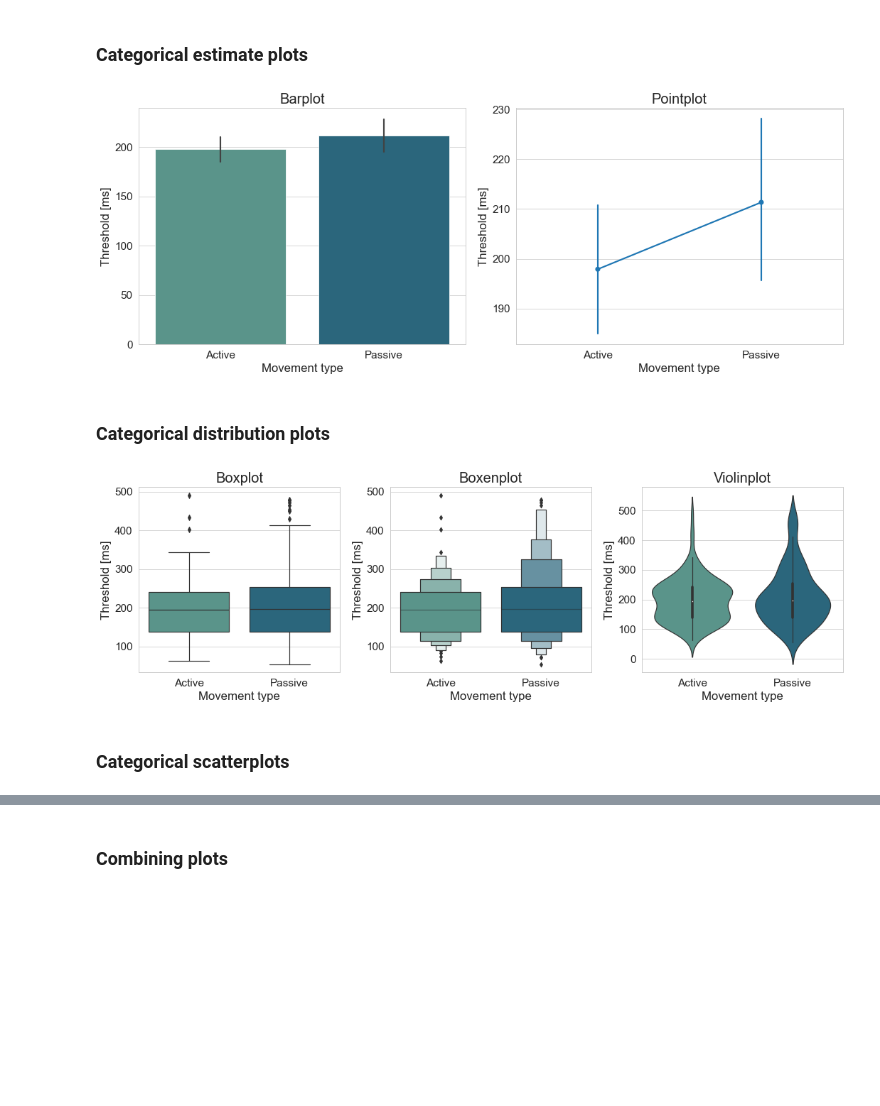
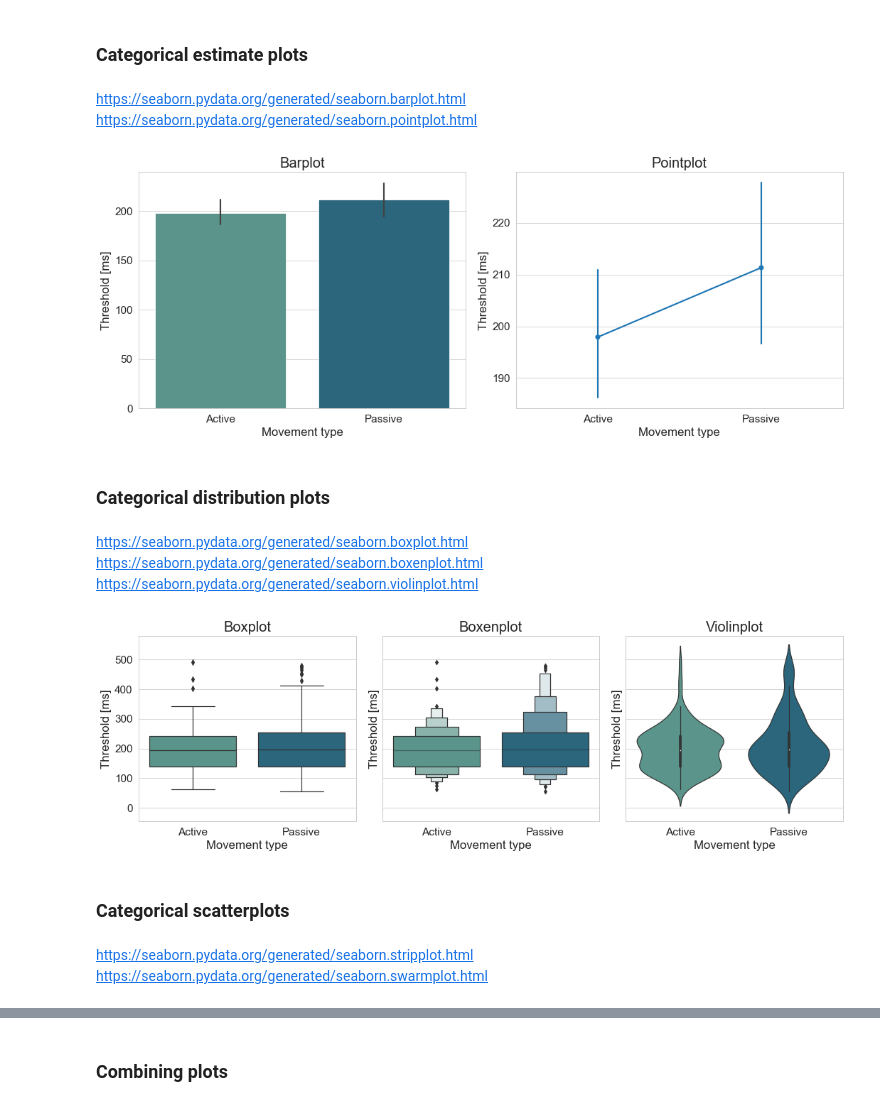
Before and after one commit to ChristinaSchmitter/seaborn_demo, a Jupyter notebook: seaborn_demo.ipynb, the cells around one changed output, grey strips where cells are left out. Cells and saved outputs as stored; diff of their text form; code cells hidden in the pictures; blank space fills up the shorter version.

```diff
--- a/seaborn_demo.ipynb
+++ b/seaborn_demo.ipynb
@@ -19,6 +19,6 @@ import matplotlib.pyplot as plt
 import functions_seaborn_demo as func
 # %%
-group_stats = pd.read_excel('group_stats.xlsx')
+group_stats = pd.read_excel('data/group_stats.xlsx')
 group_stats.head()
 # %% [output]
 |  | participant | movement_type | adaptation_modality | test_modality | adaptation_delay | thresholds | slopes | ... |
@@ -152,5 +153,8 @@ plt.show()
 # %% [markdown]
 ### Categorical estimate plots
+# %% [markdown]
+https://seaborn.pydata.org/generated/seaborn.barplot.html \
+https://seaborn.pydata.org/generated/seaborn.pointplot.html
 # %%
 # Definition of figure properties
 #    - fig: overall figure
@@ -162,7 +166,7 @@ fig, axes = plt.subplots(1,                 # number of rows
                          sharey = False)
 
 # First plot
-sns.barplot(ax = axes[0],        # define position of the plot within the figure
+sns.barplot(ax = axes[0],  # define position of the plot within the figure
             data = group_stats,
             x = 'movement_type',
             y = 'thresholds',
@@ -171,7 +175,7 @@ axes[0].set_title('Barplot', fontsize = 20)
 
 
 # Second plot
-sns.pointplot(ax = axes[1],      # define position of the plot within the figure
+sns.pointplot(ax = axes[1], # define position of the plot within the figure
               data = group_stats,
               x = 'movement_type',
               y = 'thresholds')
@@ -180,35 +184,42 @@ axes[1].set_title('Pointplot', fontsize = 20)
 
 for axis in range(2): axes[axis].set_xlabel('Movement type')
 for axis in range(2): axes[axis].set_ylabel('Threshold [ms]')
-plt.tight_layout() # makes sure individual plots are not overlapping
+plt.tight_layout() # makes sure individual subplots are not overlapping
 plt.show()
 # %% [output]
-[figure, old version]
+[figure, new version]
 # %% [markdown]
 ### Categorical distribution plots
+# %% [markdown]
+https://seaborn.pydata.org/generated/seaborn.boxplot.html \
+https://seaborn.pydata.org/generated/seaborn.boxenplot.html \
+https://seaborn.pydata.org/generated/seaborn.violinplot.html
 # %%
-fig, axes = plt.subplots(1, 3, figsize = (15, 5), sharey = False)
+fig, axes = plt.subplots(1, 3, figsize = (15, 5), sharey = True)
 
 # First plot
 sns.boxplot(ax = axes[0], data = group_stats, x = 'movement_type', y = 'thresholds', palette = 'crest')
 axes[0].set_title('Boxplot', fontsize = 20)
 
 # Second plot
 sns.boxenplot(ax = axes[1], data = group_stats, x = 'movement_type', y = 'thresholds', palette = 'crest')
 axes[1].set_title('Boxenplot', fontsize = 20)
 
 # Third plot
 sns.violinplot(ax = axes[2], data = group_stats, x = 'movement_type', y = 'thresholds', palette = 'crest')
 axes[2].set_title('Violinplot', fontsize = 20)
 
 for axis in range(3): axes[axis].set_xlabel('Movement type')
 for axis in range(3): axes[axis].set_ylabel('Threshold [ms]')
 plt.tight_layout()
 plt.show()
 # %% [output]
-[figure, old version]
+[figure, new version]
 # %% [markdown]
 ### Categorical scatterplots
+# %% [markdown]
+https://seaborn.pydata.org/generated/seaborn.stripplot.html \
+https://seaborn.pydata.org/generated/seaborn.swarmplot.html
 # %%
 fig, axes = plt.subplots(1, 2, figsize = (15, 6), sharey = False)
 
```
Also changed, not shown: parts of 19 cells of this notebook, 5 other files.
